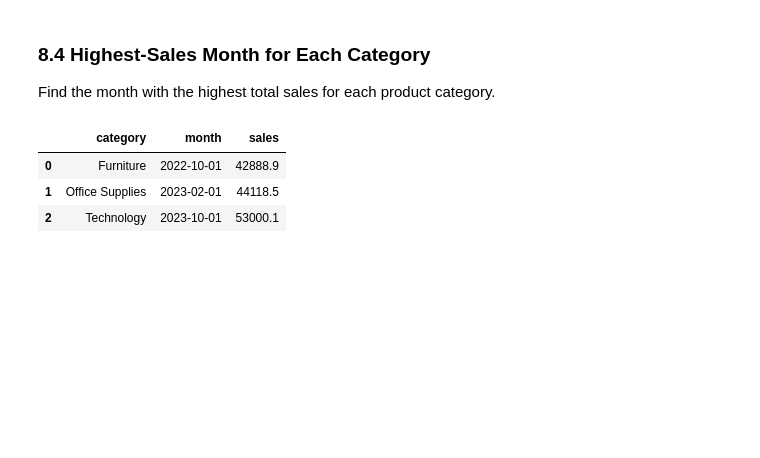
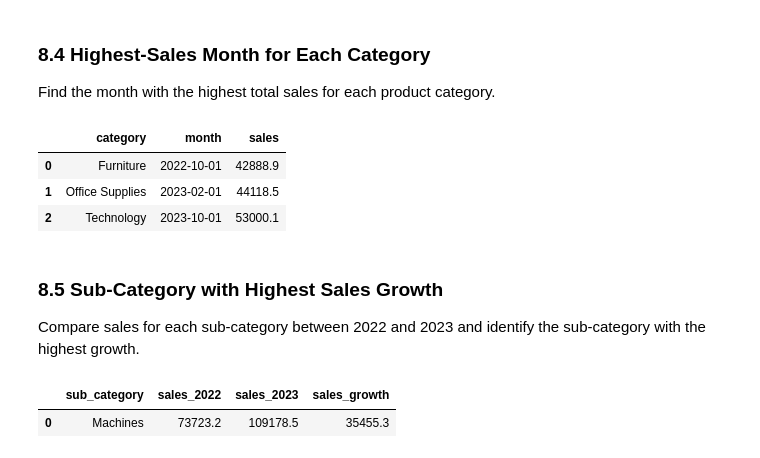
Before and after one commit to Minhazul22/data-analytics-project, a Jupyter notebook: orders_data_analysis.ipynb, the cells around one changed output. Cells and saved outputs as stored; diff of their text form; code cells hidden in the pictures; blank space fills up the shorter version.

```diff
--- a/orders_data_analysis.ipynb
+++ b/orders_data_analysis.ipynb
@@ -746,3 +754,51 @@ highest_sales_month
 | 0 | Furniture | 2022-10-01 | 42888.9 |
 | 1 | Office Supplies | 2023-02-01 | 44118.5 |
 | 2 | Technology | 2023-10-01 | 53000.1 |
+# %% [markdown]
+### 8.5 Sub-Category with Highest Sales Growth
+
+Compare sales for each sub-category between 2022 and 2023 and identify the sub-category with the highest growth.
+# %%
+query = text("""
+    SELECT
+        sub_category,
+        SUM(
+            CASE
+                WHEN EXTRACT(YEAR FROM order_date) = 2022
+                THEN sale_price
+                ELSE 0
+            END
+        ) AS sales_2022,
+        SUM(
+            CASE
+                WHEN EXTRACT(YEAR FROM order_date) = 2023
+                THEN sale_price
+                ELSE 0
+            END
+        ) AS sales_2023,
+        SUM(
+            CASE
+                WHEN EXTRACT(YEAR FROM order_date) = 2023
+                THEN sale_price
+                ELSE 0
+            END
+        )
+        -
+        SUM(
+            CASE
+                WHEN EXTRACT(YEAR FROM order_date) = 2022
+                THEN sale_price
+                ELSE 0
+            END
+        ) AS sales_growth
+    FROM df_orders
+    GROUP BY sub_category
+    ORDER BY sales_growth DESC
+    LIMIT 1;
+""")
+
+highest_growth = pd.read_sql(query, engine)
+highest_growth
+# %% [output]
+|  | sub_category | sales_2022 | sales_2023 | sales_growth |
+| 0 | Machines | 73723.2 | 109178.5 | 35455.3 |
```
Also changed, not shown: parts of 2 cells of this notebook.
